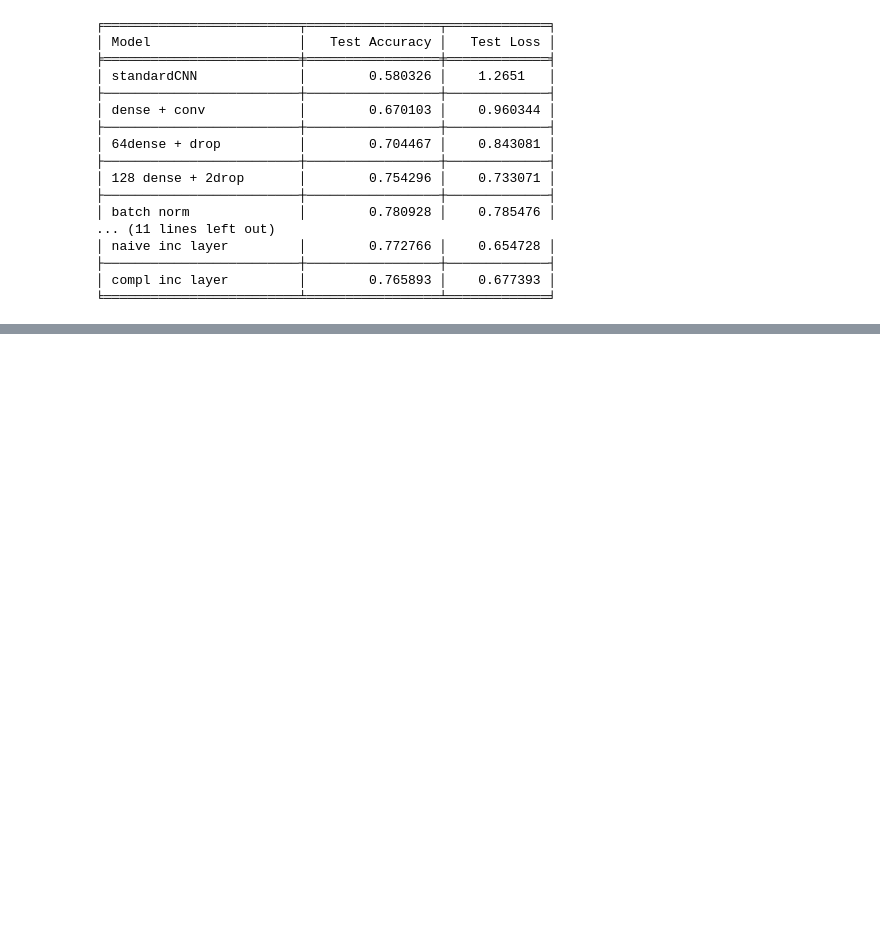
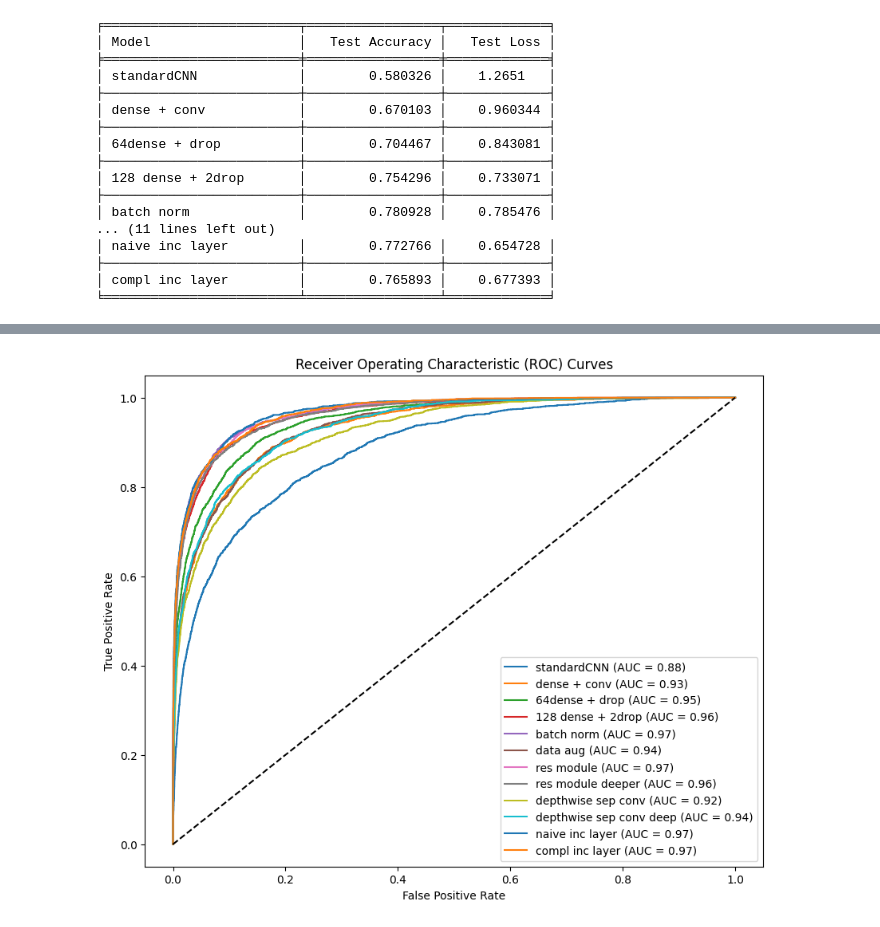
Before and after one commit to mattemugno/Smart-Waste-Classification, a Jupyter notebook: CNN_from_scratch.ipynb, the cells around one changed output, grey strips where cells are left out. Cells and saved outputs as stored; diff of their text form; code cells hidden in the pictures; blank space fills up the shorter version.

```diff
--- a/CNN_from_scratch.ipynb
+++ b/CNN_from_scratch.ipynb
@@ -951,3 +951,32 @@ print(table)
 ├─────────────────────────┼─────────────────┼─────────────┤
 │ compl inc layer         │        0.765893 │    0.677393 │
 ╘═════════════════════════╧═════════════════╧═════════════╛
+# %%
+models = [test_1, test_2, test_3, test_4, test_5, test_6, test_7, test_8, test_9, test_10, test_11, test_12]
+
+from sklearn.metrics import roc_curve, auc
+
+models_name = ["standardCNN", "dense + conv" , "64dense + drop", "128 dense + 2drop", "batch norm", "data aug", "res module", "res module deeper",
+                "depthwise sep conv", "depthwise sep conv deep", "naive inc layer", "compl inc layer"]
+
+def plot_roc_models(models):
+    plt.figure(figsize=(10, 8))
+
+    for i, model in enumerate(models):
+        y_pred = model.predict(test_dataset)
+        y_true = np.concatenate([labels_batch.numpy() for _, labels_batch in test_dataset], axis=0)
+
+        fpr, tpr, _ = roc_curve(y_true.ravel(), y_pred.ravel())
+        roc_auc = auc(fpr, tpr)
+
+        plt.plot(fpr, tpr, label=f'{models_name[i]} (AUC = {roc_auc:.2f})')
+
+    plt.plot([0, 1], [0, 1], 'k--')  # Linea diagonale
+    plt.xlabel('False Positive Rate')
+    plt.ylabel('True Positive Rate')
+    plt.title('Receiver Operating Characteristic (ROC) Curves')
+    plt.legend(loc='lower right')
+    plt.show()
+
+plot_roc_models(models)
+# %% [output]
@@ -953,0 +995 @@ print(table)
+[figure, added]
```
Also changed, not shown: parts of 2 cells of this notebook.
